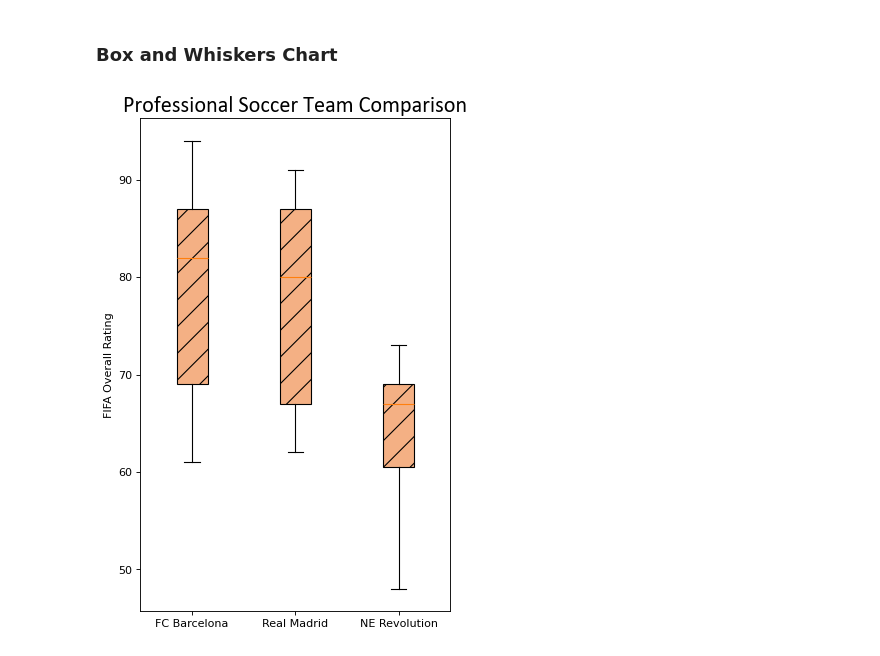
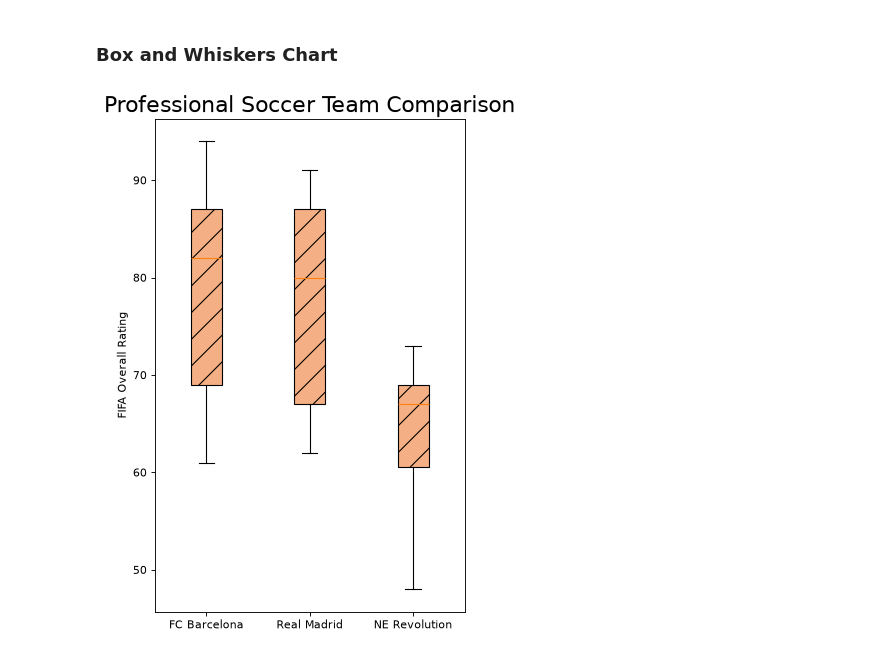
Before and after one commit to IvanBenedictus/data_analysis, a Jupyter notebook: basic_matplotlib.ipynb, the cells around one changed output. Saved outputs shown, nothing was run; the diff lists cells and outputs as text; code cells hidden in the pictures.

```diff
--- a/basic_matplotlib.ipynb
+++ b/basic_matplotlib.ipynb
@@ -186,31 +228,30 @@ plt.show()
 # %% [markdown]
 ### Box and Whiskers Chart
 # %%
-plt.figure(figsize = (5,8), dpi = 80)
+import matplotlib.pyplot as plt
 
-plt.style.use("default")
+plt.style.use("default")          # BEFORE figure(), same as last time
+plt.figure(figsize=(5, 8), dpi=80)
 
-barcelona = fifa.loc[fifa.Club == "FC Barcelona"]["Overall"]
-madrid = fifa.loc[fifa.Club == "Real Madrid"]["Overall"]
-revs = fifa.loc[fifa.Club == "New England Revolution"]["Overall"]
+clubs = ["FC Barcelona", "Real Madrid", "New England Revolution"]
+labels = ["FC Barcelona", "Real Madrid", "NE Revolution"]
 
-labels = ["FC Barcelona","Real Madrid","NE Revolution"]
+data = [fifa.loc[fifa.Club == c, "Overall"].dropna() for c in clubs]
 
-# bp = plt.boxplot([barcelona, madrid, revs], labels=["a","b","c"], boxprops=dict(facecolor="red"))
-bp = plt.boxplot([barcelona, madrid, revs], labels = labels, patch_artist = True)
+bp = plt.boxplot(data, tick_labels=labels, patch_artist=True)
 
-plt.title("Professional Soccer Team Comparison", fontdict = {"fontname": "Calibri", "fontsize": 20})
-
+plt.title(
+    "Professional Soccer Team Comparison",
+    fontdict={"fontname": "DejaVu Sans", "fontsize": 20},
+)
 plt.ylabel("FIFA Overall Rating")
 
 for box in bp["boxes"]:
-    # change outline color
-    box.set(color="#000000", linewidth = 1)
-    # change fill color
-    box.set(facecolor = "#F4B084" )
-    # change hatch
-    box.set(hatch = "/")
+    box.set_edgecolor("#000000")
+    box.set_linewidth(1)
+    box.set_facecolor("#F4B084")
+    box.set_hatch("/")
 
 plt.show()
 # %% [output]
-[figure, old version]
+[figure, new version]
```
Also changed, not shown: parts of 5 cells of this notebook, 18 other files.
